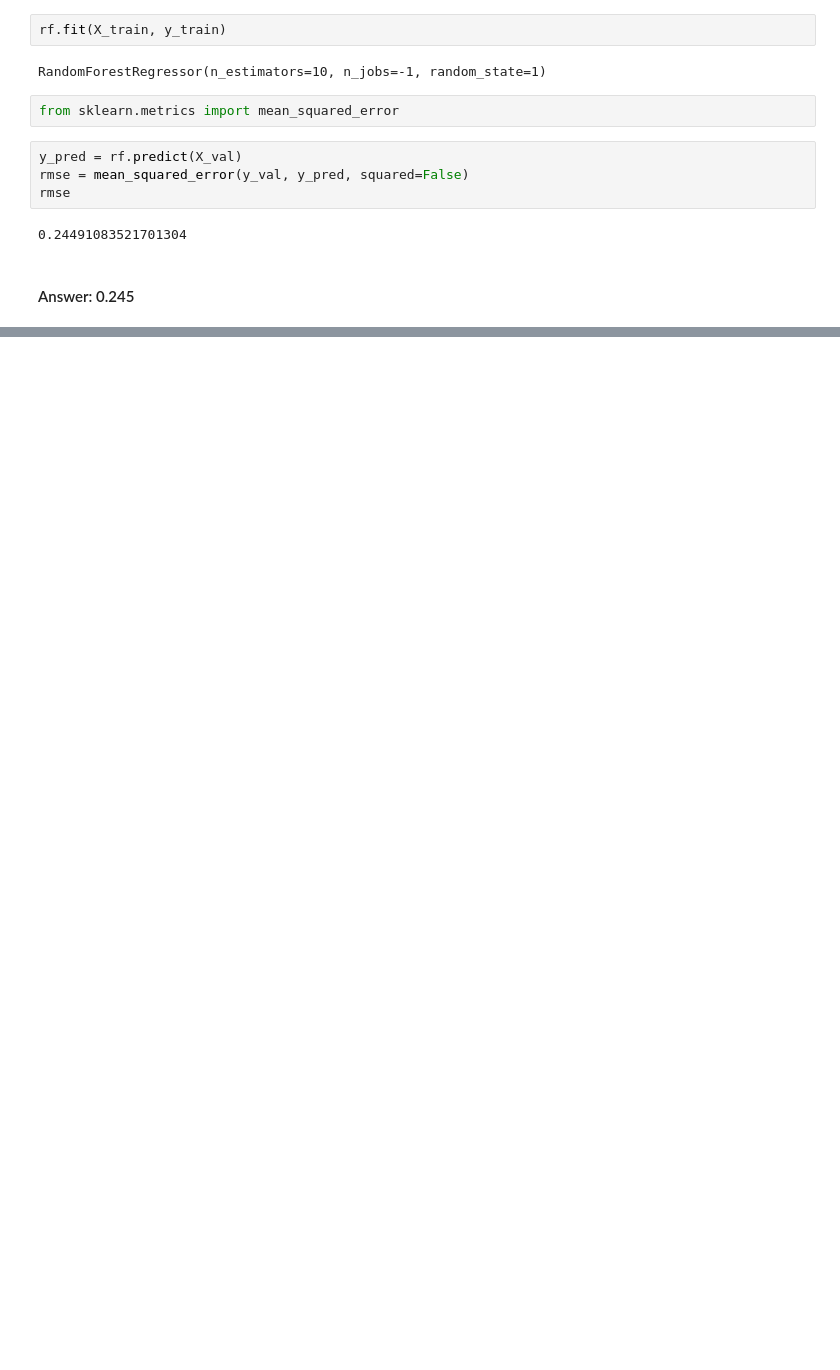
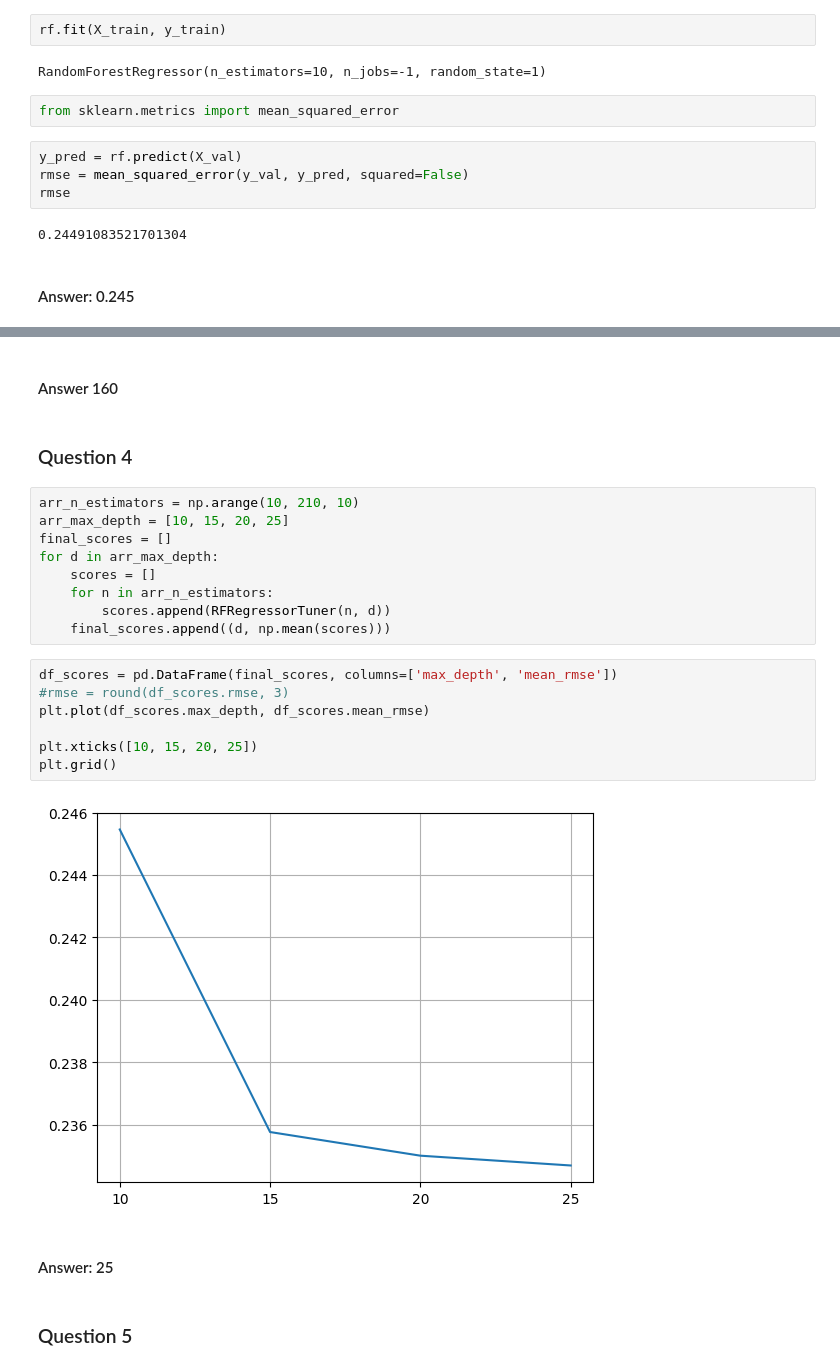
Before and after one commit to osmog/mlzoomcamp2023, a Jupyter notebook: 06-trees/homework.ipynb, the cells around one changed output, grey strips where cells are left out. Saved outputs shown, nothing was run; the diff lists cells and outputs as text; blank space fills up the shorter version.

```diff
--- a/06-trees/homework.ipynb
+++ b/06-trees/homework.ipynb
@@ -133,0 +174,26 @@ rmse
+# %% [markdown]
+#### Answer 160
+# %% [markdown]
+### Question 4
+# %%
+arr_n_estimators = np.arange(10, 210, 10)
+arr_max_depth = [10, 15, 20, 25]
+final_scores = []
+for d in arr_max_depth:
+    scores = []
+    for n in arr_n_estimators:
+        scores.append(RFRegressorTuner(n, d))
+    final_scores.append((d, np.mean(scores)))
+# %%
+df_scores = pd.DataFrame(final_scores, columns=['max_depth', 'mean_rmse'])
+#rmse = round(df_scores.rmse, 3)
+plt.plot(df_scores.max_depth, df_scores.mean_rmse)
+
+plt.xticks([10, 15, 20, 25])
+plt.grid()
+# %% [output]
+[figure, added]
+# %% [markdown]
+#### Answer: 25
+# %% [markdown]
+### Question 5
```
Also changed, not shown: parts of 22 cells of this notebook.
